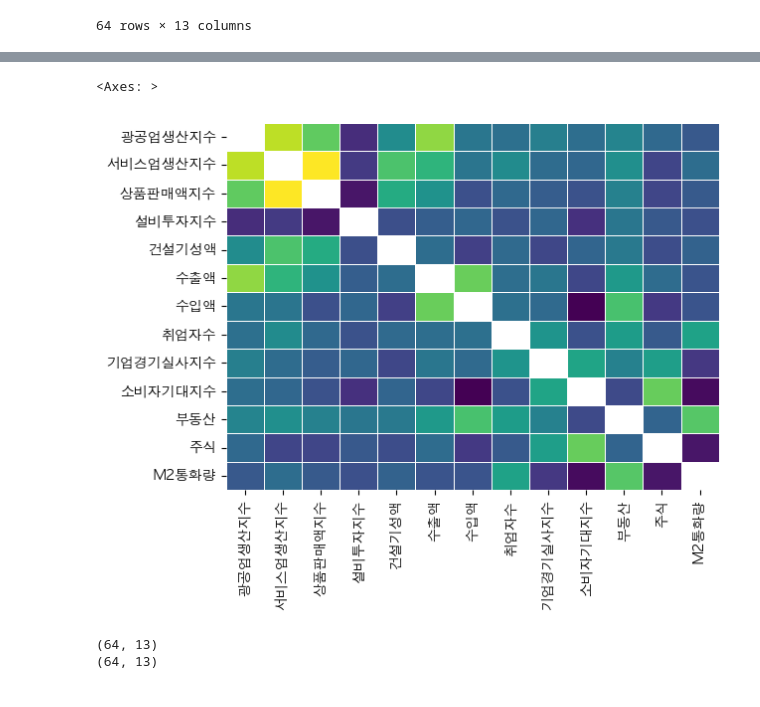
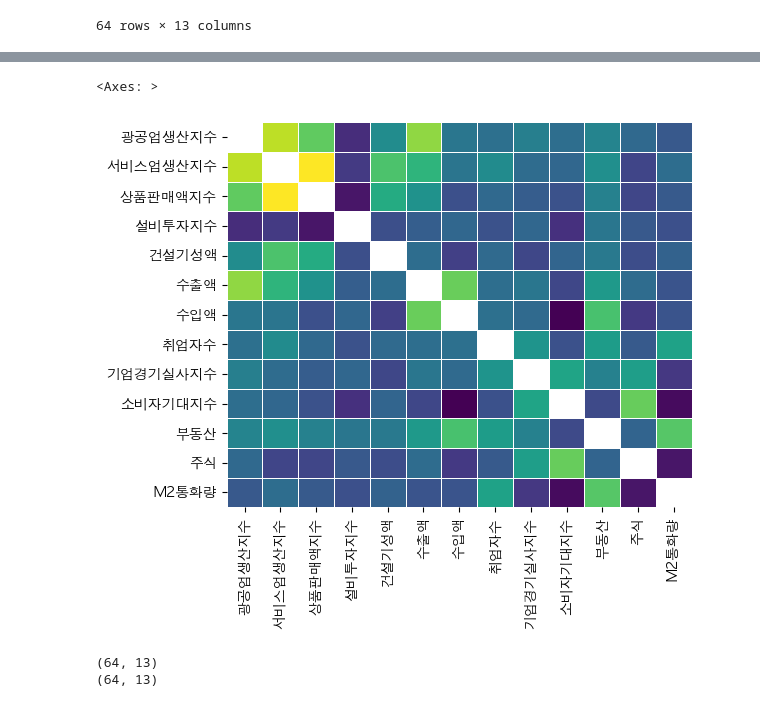
Before and after one commit to jmlee8939/macroeconomics_analysis, a Jupyter notebook: analysis.ipynb, the cells around one changed output, grey strips where cells are left out. Saved outputs shown, nothing was run; the diff lists cells and outputs as text; code cells hidden in the pictures.

Commit message:
update plot

```diff
--- a/analysis.ipynb
+++ b/analysis.ipynb
@@ -351,10 +351,11 @@ pairwise_df
 | 주식 | 5.762430 | 6.309485 | 6.300168 | 6.024338 | 6.203796 | 5.702071 | 6.478922 | 6.001610 | 4.837167 | 3.964566 | 5.838917 | ... |
 | M2통화량 | 6.023535 | 5.690059 | 5.996291 | 6.156502 | 5.863332 | 6.080795 | 6.085939 | 4.761018 | 6.494491 | 7.050303 | 4.083483 | ... |
 # %%
+plt.figure(figsize=(6, 5))
 sns.heatmap(pairwise_df*-1, cmap='viridis', fmt='.2f', linewidths=0.5, cbar=False)
 # %% [output]
 <Axes: >
-[figure, old version]
+[figure, new version]
 # %%
 # 얼마나 같은 4분면에 있는지 확인
 # %%
```
Also changed, not shown: parts of 7 cells of this notebook, 5 other files.
